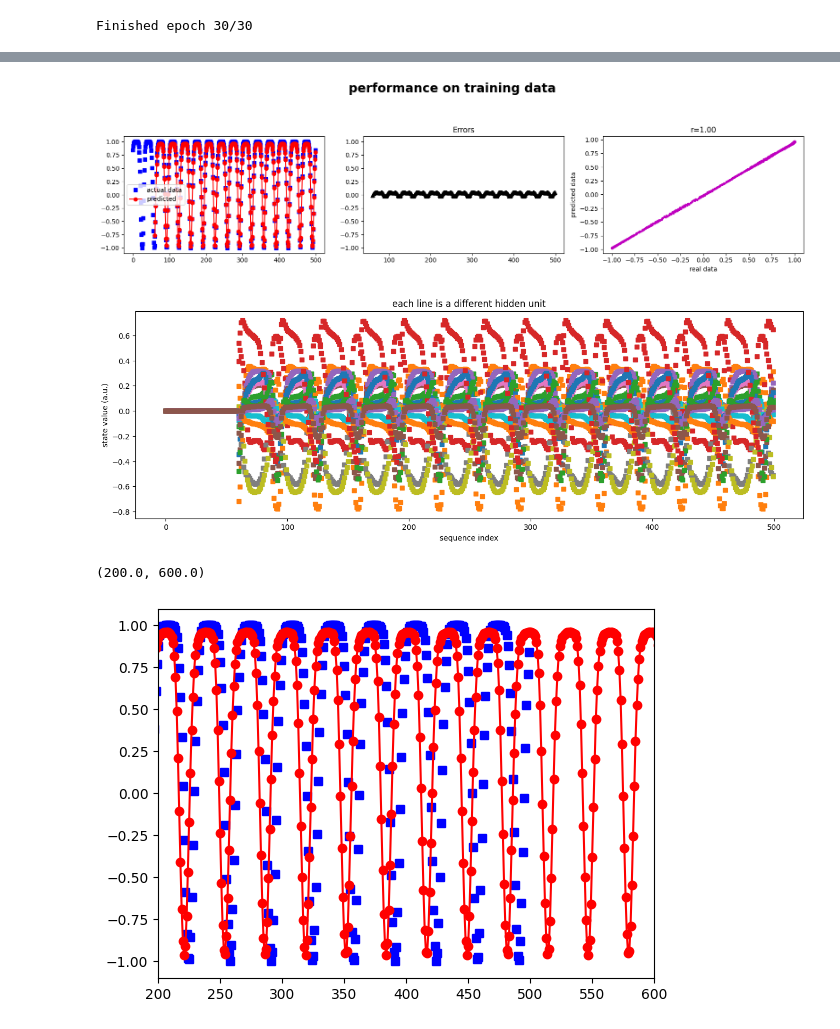
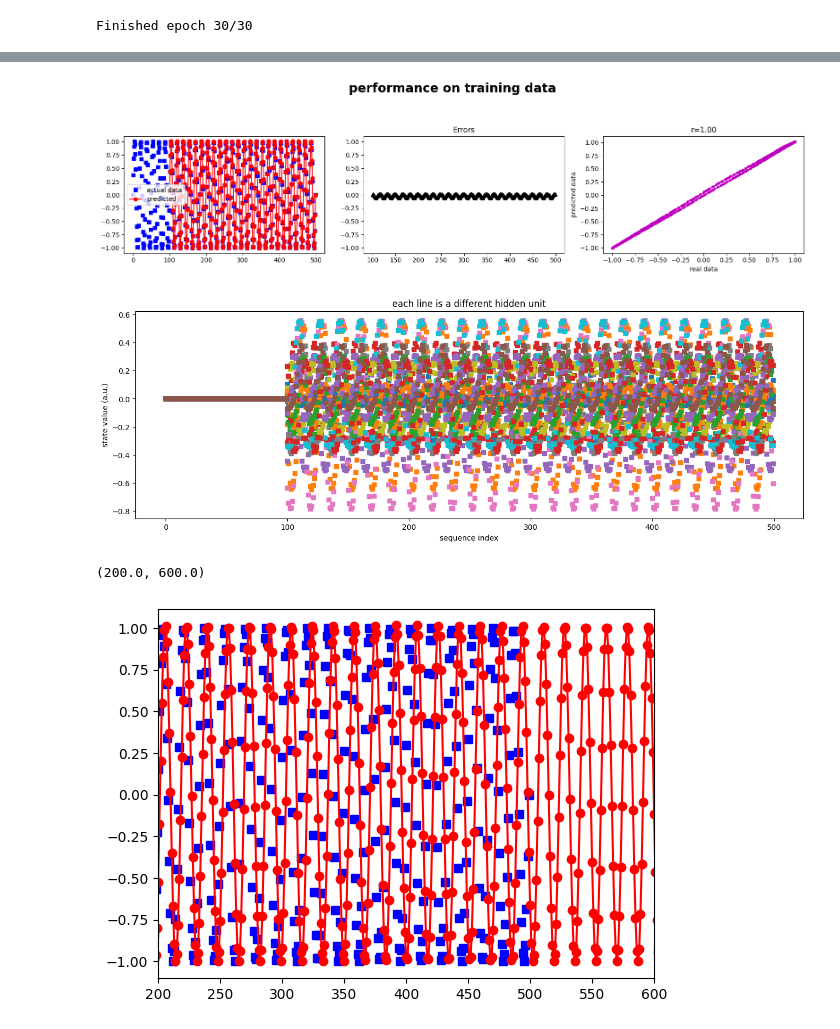
Before and after one commit to elmoghany/DL-LSTM-PyTorch-Sine-Wave-Extrapolation, a Jupyter notebook: DL-LSTM-PyTorch-Sine-Wave-Extrapolation.ipynb, the cells around one changed output, grey strips where cells are left out. Drawn from its saved outputs; the diff is of its cells as text; code cells hidden in the pictures.

```diff
--- a/DL-LSTM-PyTorch-Sine-Wave-Extrapolation.ipynb
+++ b/DL-LSTM-PyTorch-Sine-Wave-Extrapolation.ipynb
@@ -9,8 +9,9 @@ import sys
 # Create the data
 N = 500
 
-time = torch.linspace(0, 30*torch.pi, N)
-data = torch.sin(time + torch.cos(time))
+time = torch.linspace(0, 2*torch.pi*30, N)
+# data = torch.sin(time + torch.cos(time))
+data = torch.sin(time)
 
 plt.figure(figsize=(15,4))
 plt.plot(data, 'ks-', markerfacecolor='w')
@@ -42,7 +43,7 @@ def createTheNet(printtoggle, input_size, num_hidden, num_layers, bias, batchsiz
             # # # ----- linear layer ------ # # #
             self.out = nn.Linear(num_hidden, 1)
 
-        def forward(self,x,h):
+        def forward(self,x):
 
             # removed init of hidden for rnn
             # hidden = torch.zeros(self.num_layers, self.batchsize, self.num_hidden)
@@ -50,7 +51,7 @@ def createTheNet(printtoggle, input_size, num_hidden, num_layers, bias, batchsiz
 
             # run through the RNN layer
             # y,hidden = self.rnn(x, hidden)
-            y,hidden = self.lstm(x,h)
+            y,hidden = self.lstm(x)
             if self.printT: print(f'RNN-out: {list(y.shape)}')
             if self.printT: print(f'RNN-Hidden: {list(hidden[0].shape)}')
             if self.printT: print(f'RNN-Cell: {list(hidden[1].shape)}')
@@ -190,7 +191,7 @@ def trainTheModel(trainedModel, lossfun, optimizer, epochs=30):
             # y = y.to(device)
 
             #Forward pass & loss
-            yHat,hiddenState = trainedModel(X, hiddenState)
+            yHat,hiddenState = trainedModel(X)
             finalValue = yHat[-1]
             loss = lossfun(finalValue, y)
 
@@ -272,7 +273,7 @@ for timei in range(N-seqlength):
     X = data[timei:timei+seqlength].view(seqlength, batchsize, input_size)
 
     #forward pass & loss
-    yy, hiddenState = trainedModel(X,hiddenState)
+    yy, hiddenState = trainedModel(X)
     yHat[timei+seqlength] = yy[-1].item()
     hiddenState = (hiddenState[0].detach(), hiddenState[1].detach())
 
@@ -301,7 +302,7 @@ plt.suptitle('performance on training data', fontweight='bold', fontsize=20, y=1
 plt.tight_layout()
 plt.show()
 # %% [output]
-[figure, old version]
+[figure, new version]
 # %%
 # show the hidden states
 plt.figure(figsize=(16,5))
@@ -313,38 +314,38 @@ plt.ylabel('state value (a.u.)')
 plt.title('each line is a different hidden unit')
 plt.show()
 # %% [output]
-[figure, old version]
+[figure, new version]
 # %%
 # Longer term extrapolation
 # Initialize hidden state
 hiddenState = (
     torch.zeros(num_layers, batchsize, num_hidden), # hidden state
     torch.zeros(num_layers, batchsize, num_hidden)  # cell state
 )
 
 # Initialize predicted values
 yHat = torch.zeros(2*N)
 yHat[:N] = data
 h0 = np.zeros((N, num_hidden))
 h1 = np.zeros((N, num_hidden))
 
 # Loop over time segments
 for timei in range(2*N-seqlength):
 
     # grab a snippet of data
     X = yHat[timei:timei+seqlength].view(seqlength, batchsize, input_size)
 
     #forward pass & loss
-    yy, hiddenState = trainedModel(X,hiddenState)
+    yy, hiddenState = trainedModel(X)
     yHat[timei+seqlength] = yy[-1].item()
     hiddenState = (hiddenState[0].detach(), hiddenState[1].detach())
 
 #convert back to np for plotting
 yHat = yHat.detach()
 #plot
 plt.plot(data,'bs' ,label='actual data')
 plt.plot(yHat,'ro-' ,label='predicted')
 plt.xlim([200,600])
 # %% [output]
 (200.0, 600.0)
-[figure, old version]
+[figure, new version]
```
Also changed, not shown: parts of 3 cells of this notebook.
